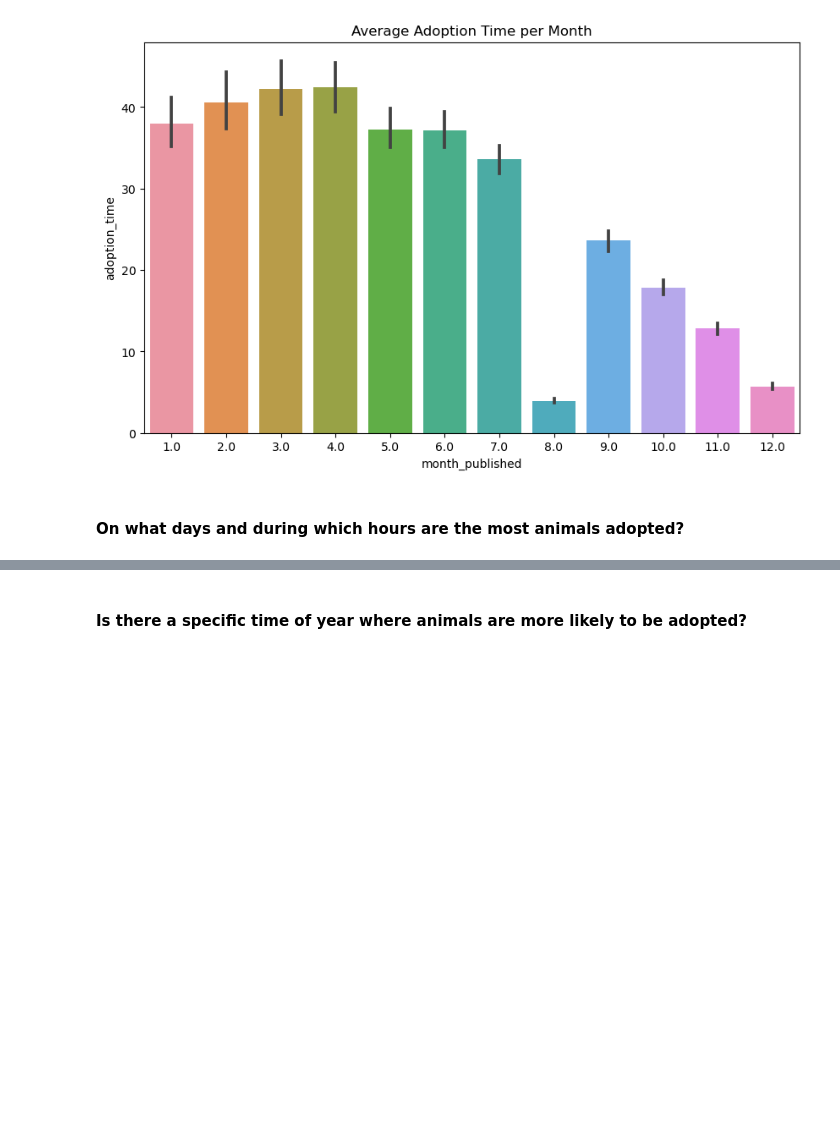
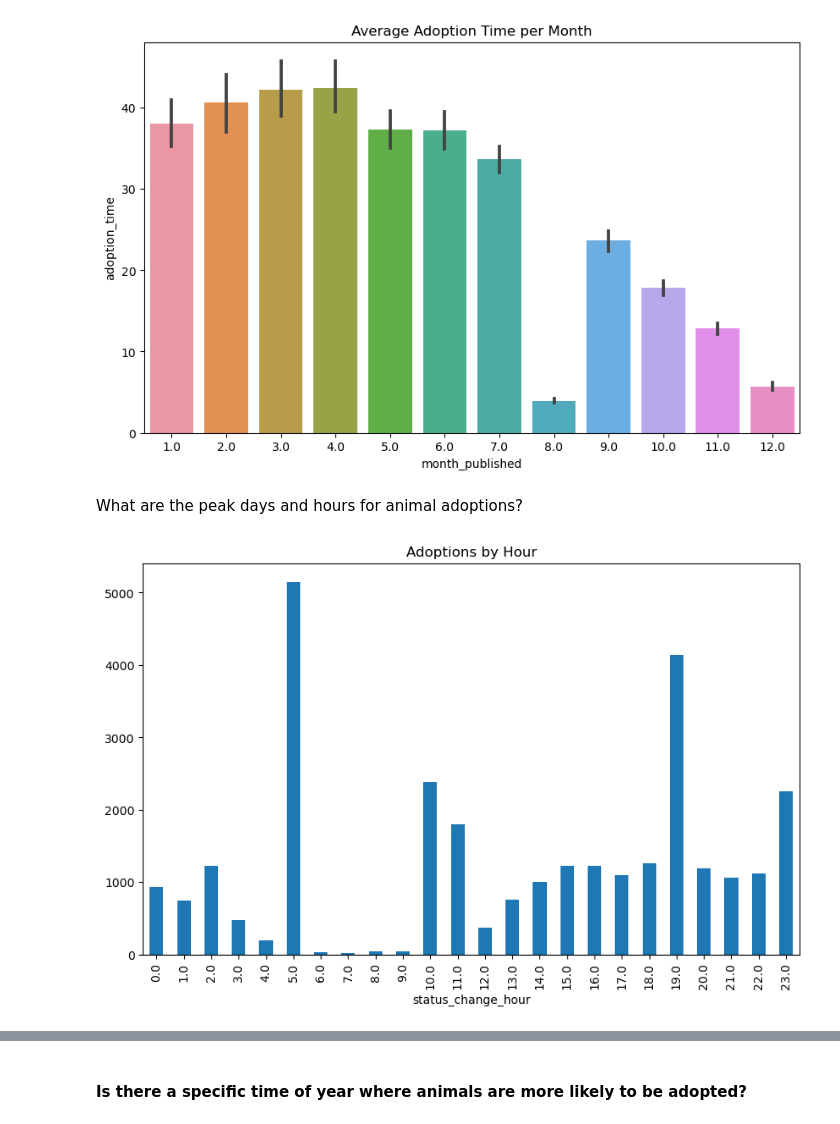
Before and after one commit to elisianguyen/2023-Tennessee-Adoption-Dynamics, a Jupyter notebook: notebooks/all_animal_adoptions_analysis_mvp.ipynb, the cells around one changed output, grey strips where cells are left out. Saved outputs shown, nothing was run; the diff lists cells and outputs as text; code cells hidden in the pictures; blank space fills up the shorter version.

```diff
--- a/notebooks/pet_adoption_analysis_mvp.ipynb
+++ b/notebooks/all_animal_adoptions_analysis_mvp.ipynb
@@ -484,4 +484,13 @@ plt.show()
 # %% [output]
 [figure]
 # %% [markdown]
-#### On what days and during which hours are the most animals adopted?
+What are the peak days and hours for animal adoptions?
+# %%
+plt.figure(figsize=(10, 6))
+adopted.groupby('status_change_hour').count()['id'].plot(kind='bar')
+plt.title('Adoptions by Hour')
+plt.show()
+
+# Status changes do not accurately reflect adotptions
+# %% [output]
+[figure, added]
```
Also changed, not shown: parts of 56 cells of this notebook, 1 other file.
